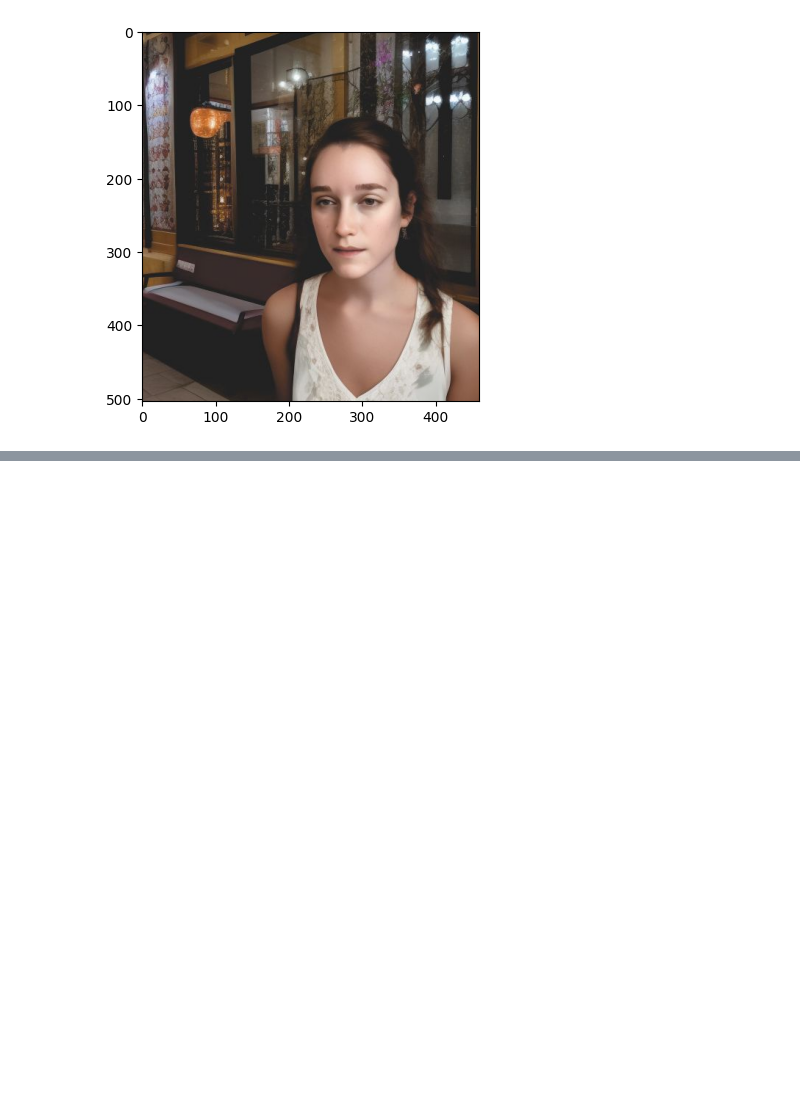
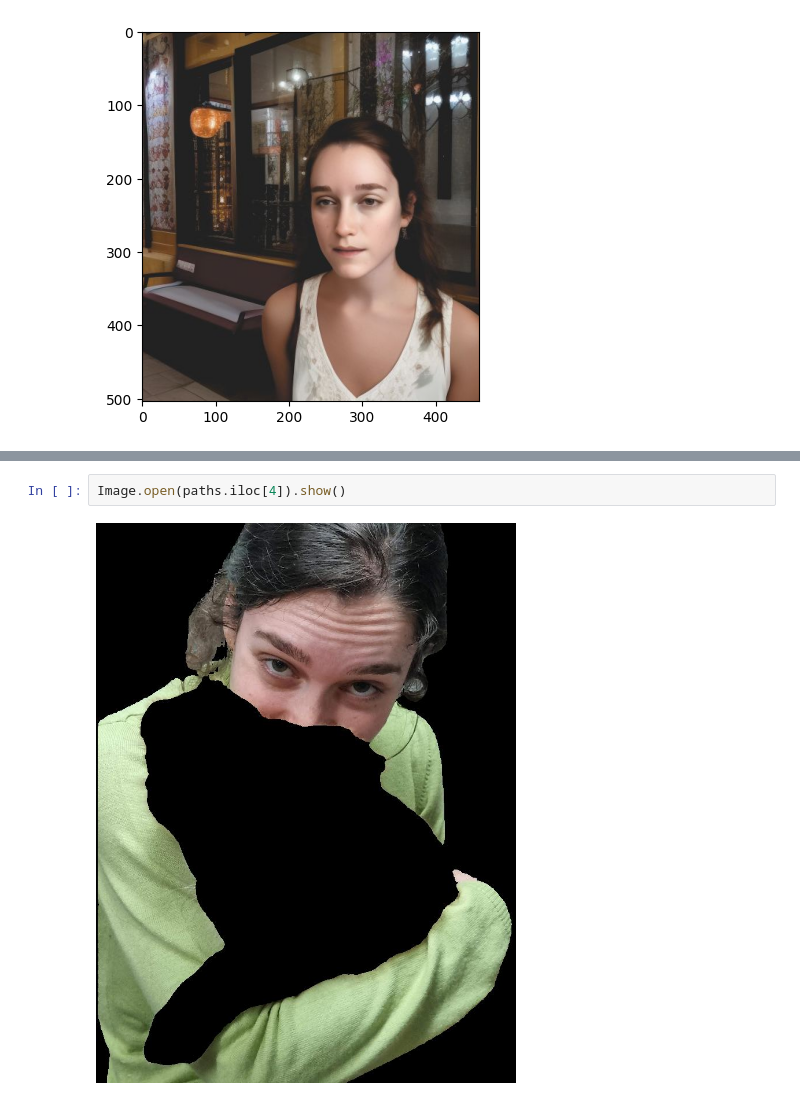
Before and after one commit to eikona-io/pixel-brain, a Jupyter notebook: src/pixelbrain/notebooks/sam_notebook.ipynb, the cells around one changed output, grey strips where cells are left out. Saved outputs shown, nothing was run; the diff lists cells and outputs as text; blank space fills up the shorter version.

```diff
--- a/src/pixelbrain/notebooks/sam_notebook.ipynb
+++ b/src/pixelbrain/notebooks/sam_notebook.ipynb
@@ -113,0 +102,4 @@ asd
+# %%
+Image.open(paths.iloc[4]).show()
+# %% [output]
+[figure, added]
```
Also changed, not shown: parts of 21 cells of this notebook, 10 other files.
